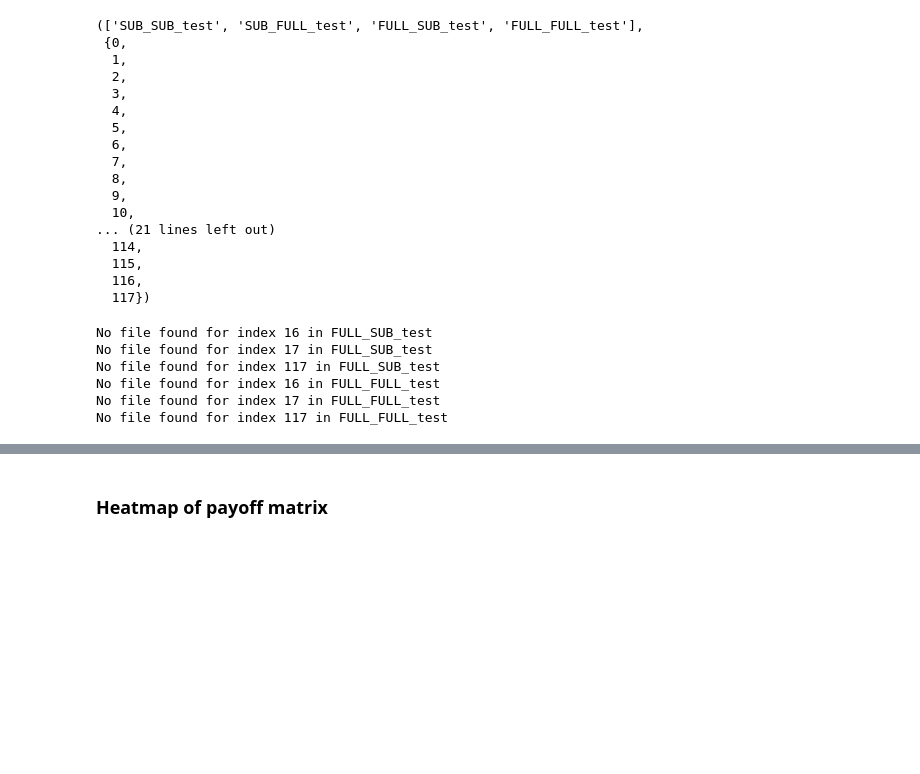
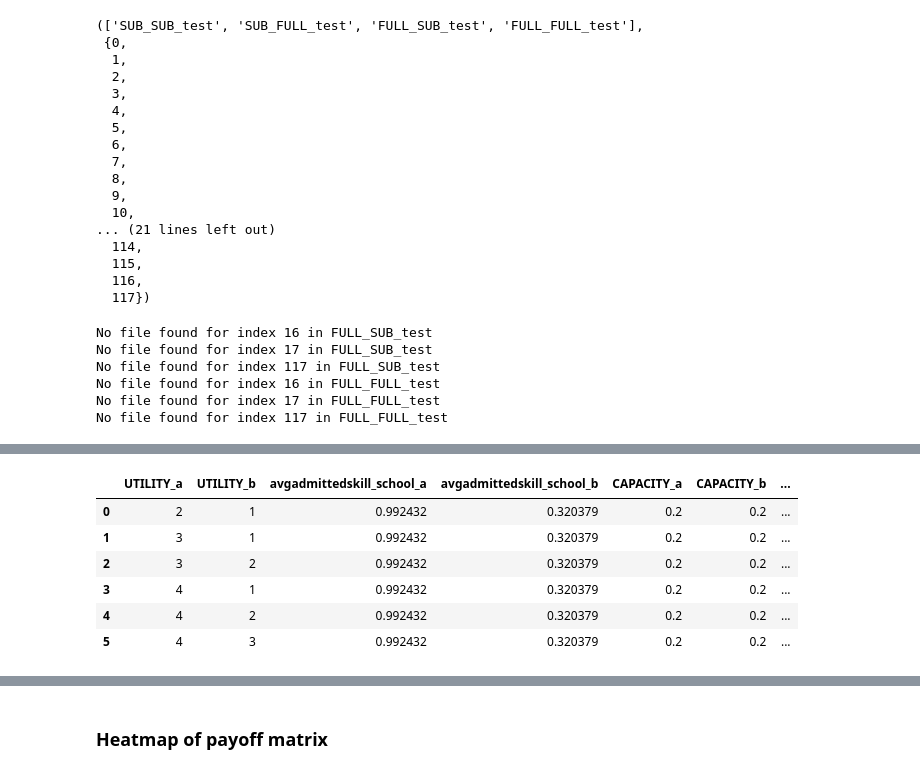
Before and after one commit to hannahql/school_admission_policies, a Jupyter notebook: pipeline_use_paperfigures_two_school_strategic.ipynb, the cells around one changed output, grey strips where cells are left out. Cells and saved outputs as stored; diff of their text form; code cells hidden in the pictures; blank space fills up the shorter version.

```diff
--- a/pipeline_use_paperfigures_two_school_strategic.ipynb
+++ b/pipeline_use_paperfigures_two_school_strategic.ipynb
@@ -339,6 +360,16 @@ sub_sub_results = (results_df.query("Policy == 'SUB_SUB_nonstrategic_code'")
  .mean()
  .reset_index()
  )
+# %%
+sub_sub_results
+# %% [output]
+|  | UTILITY_a | UTILITY_b | avgadmittedskill_school_a | avgadmittedskill_school_b | CAPACITY_a | CAPACITY_b | ... |
+| 0 | 2 | 1 | 0.992432 | 0.320379 | 0.2 | 0.2 | ... |
+| 1 | 3 | 1 | 0.992432 | 0.320379 | 0.2 | 0.2 | ... |
+| 2 | 3 | 2 | 0.992432 | 0.320379 | 0.2 | 0.2 | ... |
+| 3 | 4 | 1 | 0.992432 | 0.320379 | 0.2 | 0.2 | ... |
+| 4 | 4 | 2 | 0.992432 | 0.320379 | 0.2 | 0.2 | ... |
+| 5 | 4 | 3 | 0.992432 | 0.320379 | 0.2 | 0.2 | ... |
 # %%
 # Example usage
 target_utility_a = results_df.UTILITY_a.unique()[1]
```
Also changed, not shown: parts of 5 cells of this notebook.
